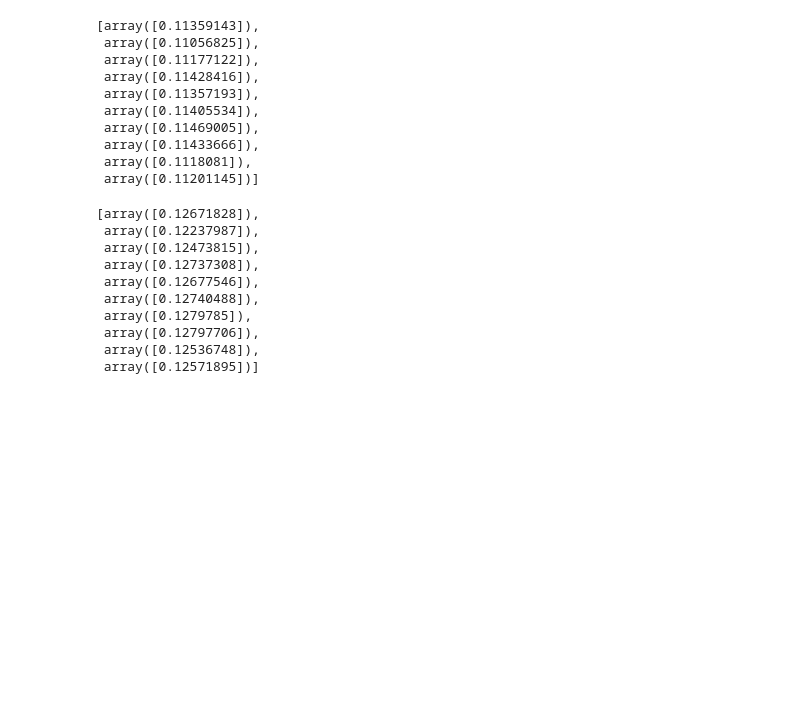
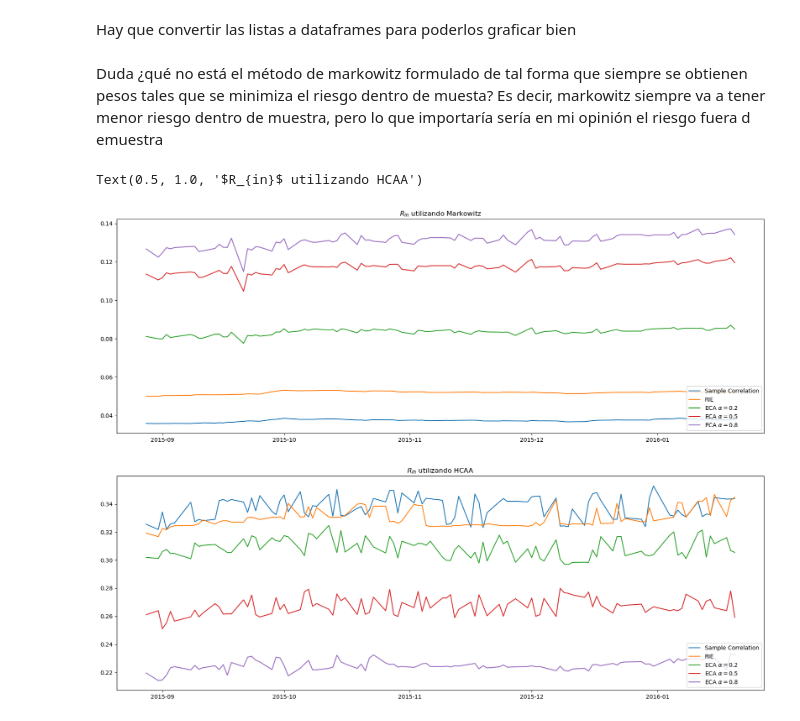
Before and after one commit to jduarte00/tesis, a Jupyter notebook: ventanas_moviles.ipynb, the cells around one changed output. Cells and saved outputs as stored; diff of their text form; code cells hidden in the pictures; blank space fills up the shorter version.

```diff
--- a/ventanas_moviles.ipynb
+++ b/ventanas_moviles.ipynb
@@ -216,26 +133,50 @@ r_cuad_eca_2
-# %%
-r_cuad_eca_5
-# %% [output]
-[array([0.11359143]),
- array([0.11056825]),
- array([0.11177122]),
- array([0.11428416]),
- array([0.11357193]),
- array([0.11405534]),
- array([0.11469005]),
- array([0.11433666]),
- array([0.1118081]),
- array([0.11201145])]
-# %%
-r_cuad_eca_8
-# %% [output]
-[array([0.12671828]),
- array([0.12237987]),
- array([0.12473815]),
- array([0.12737308]),
- array([0.12677546]),
- array([0.12740488]),
- array([0.1279785]),
- array([0.12797706]),
- array([0.12536748]),
- array([0.12571895])]
+# %% [markdown]
+Hay que convertir las listas a dataframes para poderlos graficar bien
+# %%
+r_cuad_sample_df = pd.DataFrame(data = {'values': r_cuad_sample}, index = date_index)
+r_cuad_rie_df = pd.DataFrame(data = {'values': r_cuad_rie}, index = date_index)
+r_cuad_eca_2_df = pd.DataFrame(data = {'values': r_cuad_eca_2}, index = date_index)
+r_cuad_eca_5_df = pd.DataFrame(data = {'values': r_cuad_eca_5}, index = date_index)
+r_cuad_eca_8_df = pd.DataFrame(data = {'values': r_cuad_eca_8}, index = date_index)
+
+r_cuad_sample_hcaa_df = pd.DataFrame(data = {'values': r_cuad_sample_hcaa}, index = date_index)
+r_cuad_rie_hcaa_df = pd.DataFrame(data = {'values': r_cuad_rie_hcaa}, index = date_index)
+r_cuad_eca_2_hcaa_df = pd.DataFrame(data = {'values': r_cuad_eca_2_hcaa}, index = date_index)
+r_cuad_eca_5_hcaa_df = pd.DataFrame(data = {'values': r_cuad_eca_5_hcaa}, index = date_index)
+r_cuad_eca_8_hcaa_df = pd.DataFrame(data = {'values': r_cuad_eca_8_hcaa}, index = date_index)
+
+ipr_mark_sample_df = pd.DataFrame(data = {'values': ipr_mark_sample}, index = date_index)
+ipr_mark_rie_df = pd.DataFrame(data = {'values':ipr_mark_rie }, index = date_index)
+ipr_mark_eca_2_df = pd.DataFrame(data = {'values':ipr_mark_eca_2 }, index = date_index)
+ipr_mark_eca_5_df = pd.DataFrame(data = {'values':ipr_mark_eca_5 }, index = date_index)
+ipr_mark_eca_8_df = pd.DataFrame(data = {'values':ipr_mark_eca_8 }, index = date_index)
+
+ipr_mark_sample_hcaa_df = pd.DataFrame(data = {'values': ipr_mark_sample_hcaa}, index = date_index)
+ipr_mark_rie_hcaa_df = pd.DataFrame(data = {'values':ipr_mark_rie_hcaa }, index = date_index)
+ipr_mark_eca_2_hcaa_df = pd.DataFrame(data = {'values':ipr_mark_eca_2_hcaa }, index = date_index)
+ipr_mark_eca_5_hcaa_df = pd.DataFrame(data = {'values':ipr_mark_eca_5_hcaa }, index = date_index)
+ipr_mark_eca_8_hcaa_df = pd.DataFrame(data = {'values':ipr_mark_eca_8_hcaa }, index = date_index)
+# %% [markdown]
+Duda ¿qué no está el método de markowitz formulado de tal forma que siempre se obtienen pesos tales que se minimiza el riesgo dentro de muesta? Es decir, markowitz siempre va a tener menor riesgo dentro de muestra, pero lo que importaría sería en mi opinión el riesgo fuera d emuestra
+# %%
+fig, ax = plt.subplots(2,1)
+fig.set_size_inches(20.5, 15)
+
+ax[0].plot(r_cuad_sample_df['values'], label = 'Sample Correlation')
+ax[0].plot(r_cuad_rie_df['values'], label = 'RIE')
+ax[0].plot(r_cuad_eca_2_df['values'], label = r'ECA $\alpha = 0.2$')
+ax[0].plot(r_cuad_eca_5_df['values'], label = r'ECA $\alpha = 0.5$')
+ax[0].plot(r_cuad_eca_8_df['values'], label = r'ECA $\alpha = 0.8$')
+ax[0].legend(loc = 'lower right')
+ax[0].set_title(r'$R_{in}$ utilizando Markowitz')
+
+ax[1].plot(r_cuad_sample_hcaa_df['values'], label = 'Sample Correlation')
+ax[1].plot(r_cuad_rie_hcaa_df['values'], label = 'RIE')
+ax[1].plot(r_cuad_eca_2_hcaa_df['values'], label = r'ECA $\alpha = 0.2$')
+ax[1].plot(r_cuad_eca_5_hcaa_df['values'], label = r'ECA $\alpha = 0.5$')
+ax[1].plot(r_cuad_eca_8_hcaa_df['values'], label = r'ECA $\alpha = 0.8$')
+ax[1].legend(loc = 'lower right')
+ax[1].set_title(r'$R_{in}$ utilizando HCAA')
+# %% [output]
+Text(0.5, 1.0, '$R_{in}$ utilizando HCAA')
+[figure, added]
```
Also changed, not shown: parts of 15 cells of this notebook, 1 other file.
